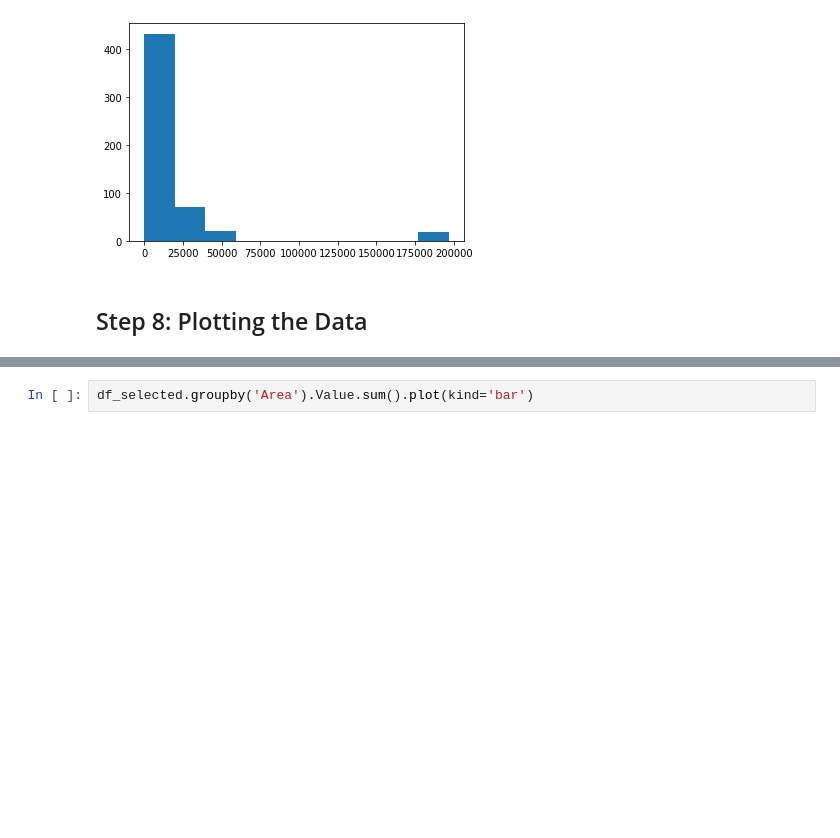
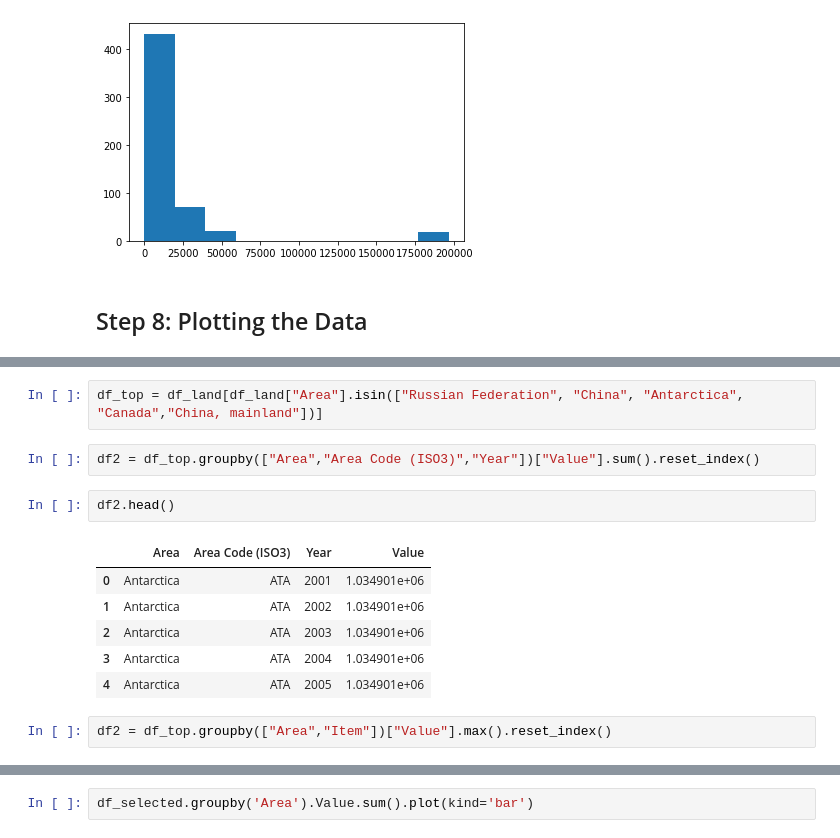
Before and after one commit to malikhassan016/HP-Z-UNFOLD, a Jupyter notebook: EDA_Land_Coverage.ipynb, the cells around one changed output, grey strips where cells are left out. Drawn from its saved outputs; the diff is of its cells as text; blank space fills up the shorter version.

```diff
--- a/EDA_Land_Coverage.ipynb
+++ b/EDA_Land_Coverage.ipynb
@@ -271,0 +405,15 @@ plt.show()
+# %%
+df_top = df_land[df_land["Area"].isin(["Russian Federation", "China", "Antarctica", "Canada","China, mainland"])]
+# %%
+df2 = df_top.groupby(["Area","Area Code (ISO3)","Year"])["Value"].sum().reset_index()
+# %%
+df2.head()
+# %% [output]
+|  | Area | Area Code (ISO3) | Year | Value |
+| 0 | Antarctica | ATA | 2001 | 1.034901e+06 |
+| 1 | Antarctica | ATA | 2002 | 1.034901e+06 |
+| 2 | Antarctica | ATA | 2003 | 1.034901e+06 |
+| 3 | Antarctica | ATA | 2004 | 1.034901e+06 |
+| 4 | Antarctica | ATA | 2005 | 1.034901e+06 |
+# %%
+df2 = df_top.groupby(["Area","Item"])["Value"].max().reset_index()
```
Also changed, not shown: parts of 26 cells of this notebook.
